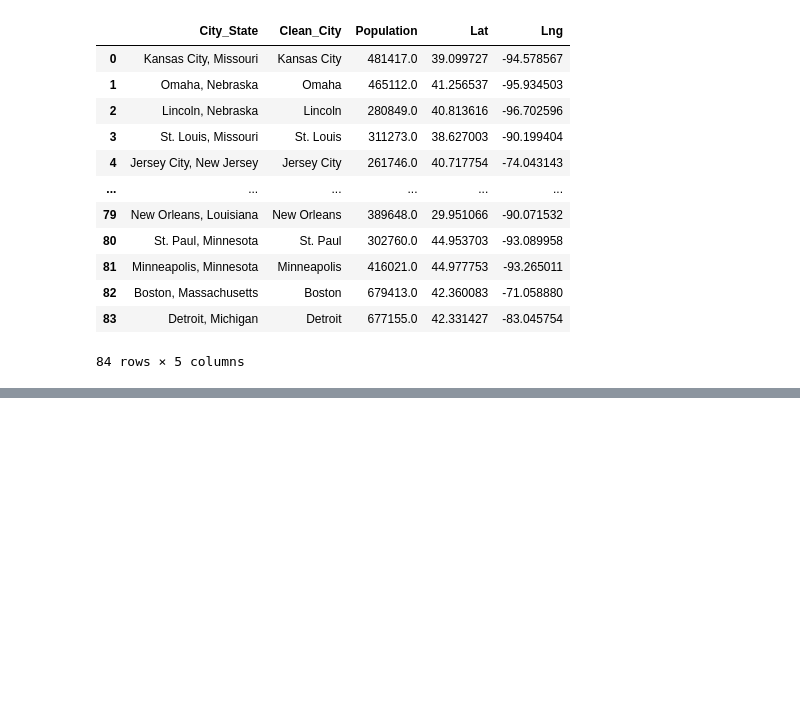
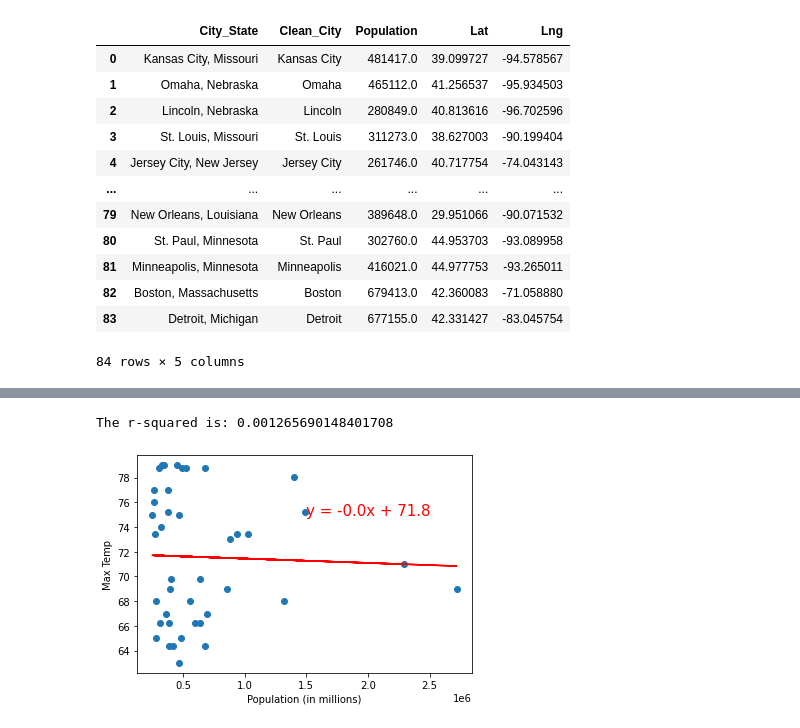
Before and after one commit to MrBadinger/Top_Cities_To_Own_Electric_Car, a Jupyter notebook: Weather/Weather.ipynb, the cells around one changed output, grey strips where cells are left out. Drawn from its saved outputs; the diff is of its cells as text; code cells hidden in the pictures; blank space fills up the shorter version.

```diff
--- a/Weather/Weather.ipynb
+++ b/Weather/Weather.ipynb
@@ -163,0 +247,28 @@ AttributeError: 'dict' object has no attribute 'savefig'
+# %%
+population_list = weather_cities_pd["Population"].tolist()
+
+    # table already set up from last step, just adding back in for reference
+# plt.title("Capomulin: Average Tumor Volume vs. Mouse Weight")
+# plt.scatter(weight,tumor)
+# plt.xlabel("Weight (g)")
+# plt.ylabel("Tumor Volume (mm3)")
+
+x_values = weather_cities_pd["Population"]
+y_values = weather_cities_pd['Max Temp']
+(slope, intercept, rvalue, pvalue, stderr) = linregress(x_values, y_values)
+regress_values = x_values * slope + intercept
+line_eq = "y = " + str(round(slope,2)) + "x + " + str(round(intercept,2))
+plt.scatter(x_values,y_values)
+plt.plot(x_values,regress_values,"r-")
+plt.annotate(line_eq,(1500000,75),fontsize=15,color="red")
+plt.xlabel('Population (in millions)')
+plt.ylabel('Max Temp')
+print(f"The r-squared is: {rvalue**2}")
+plt.show()
+
+
+    # print graph
+plt.show()
+# %% [output]
+The r-squared is: 0.001265690148401708
+[figure, added]
```
Also changed, not shown: parts of 12 cells of this notebook, 6 other files.
